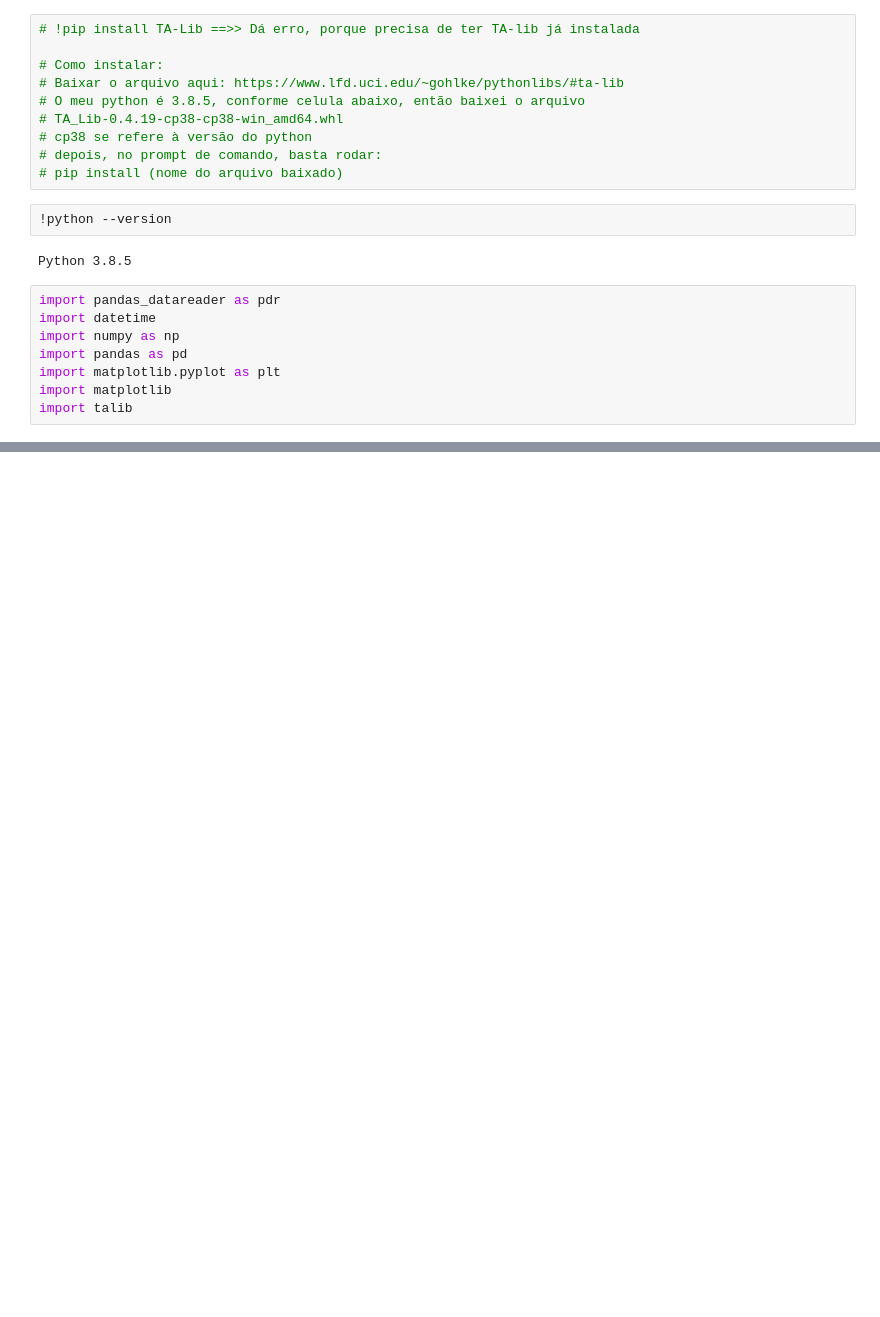
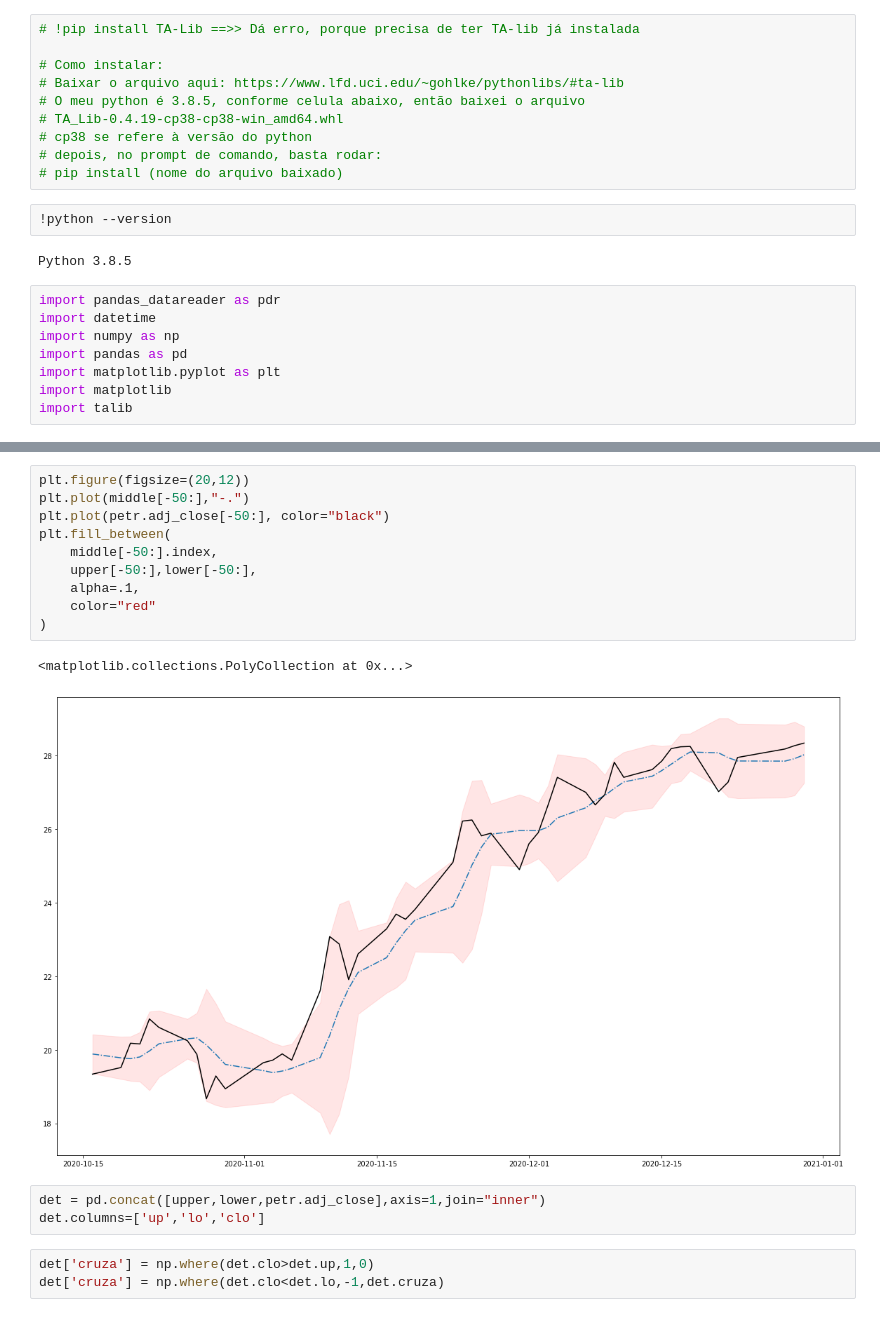
Before and after one commit to carteirarica/playlist-canal, a Jupyter notebook: 05 - TA-lib/TA Lib - Indicadores Técnicos.ipynb, the cells around one changed output, grey strips where cells are left out. Drawn from its saved outputs; the diff is of its cells as text; blank space fills up the shorter version.

```diff
--- a/05 - TA-lib/TA Lib - Indicadores Técnicos.ipynb
+++ b/05 - TA-lib/TA Lib - Indicadores Técnicos.ipynb
@@ -22,0 +73,19 @@ import talib
+# %%
+plt.figure(figsize=(20,12))
+plt.plot(middle[-50:],"-.")
+plt.plot(petr.adj_close[-50:], color="black")
+plt.fill_between(
+    middle[-50:].index,
+    upper[-50:],lower[-50:],
+    alpha=.1,
+    color="red"
+)
+# %% [output]
+<matplotlib.collections.PolyCollection at 0x...>
+[figure, added]
+# %%
+det = pd.concat([upper,lower,petr.adj_close],axis=1,join="inner")
+det.columns=['up','lo','clo']
+# %%
+det['cruza'] = np.where(det.clo>det.up,1,0)
+det['cruza'] = np.where(det.clo<det.lo,-1,det.cruza)
```
Also changed, not shown: parts of 19 cells of this notebook, 2 other files.
